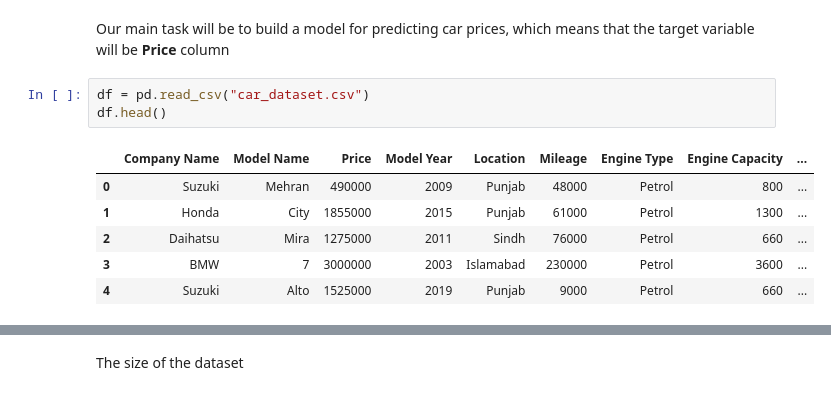
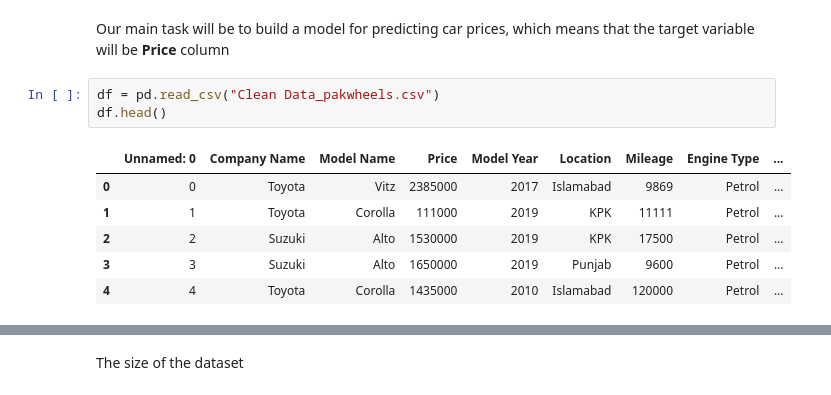
Before and after one commit to LulaKebaber/CarPricesPrediction, a Jupyter notebook: ml_project.ipynb, the cells around one changed output, grey strips where cells are left out. Drawn from its saved outputs; the diff is of its cells as text.

```diff
--- a/ml_project.ipynb
+++ b/ml_project.ipynb
@@ -59,12 +62,12 @@ Columns:
 # %% [markdown]
 Our main task will be to build a model for predicting car prices, which means that the target variable will be **Price** column
 # %%
-df = pd.read_csv("car_dataset.csv")
+df = pd.read_csv("Clean Data_pakwheels.csv")
 df.head()
 # %% [output]
-|  | Company Name | Model Name | Price | Model Year | Location | Mileage | Engine Type | Engine Capacity | ... |
-| 0 | Suzuki | Mehran | 490000 | 2009 | Punjab | 48000 | Petrol | 800 | ... |
-| 1 | Honda | City | 1855000 | 2015 | Punjab | 61000 | Petrol | 1300 | ... |
-| 2 | Daihatsu | Mira | 1275000 | 2011 | Sindh | 76000 | Petrol | 660 | ... |
-| 3 | BMW | 7 | 3000000 | 2003 | Islamabad | 230000 | Petrol | 3600 | ... |
-| 4 | Suzuki | Alto | 1525000 | 2019 | Punjab | 9000 | Petrol | 660 | ... |
+|  | Unnamed: 0 | Company Name | Model Name | Price | Model Year | Location | Mileage | Engine Type | ... |
+| 0 | 0 | Toyota | Vitz | 2385000 | 2017 | Islamabad | 9869 | Petrol | ... |
+| 1 | 1 | Toyota | Corolla | 111000 | 2019 | KPK | 11111 | Petrol | ... |
+| 2 | 2 | Suzuki | Alto | 1530000 | 2019 | KPK | 17500 | Petrol | ... |
+| 3 | 3 | Suzuki | Alto | 1650000 | 2019 | Punjab | 9600 | Petrol | ... |
+| 4 | 4 | Toyota | Corolla | 1435000 | 2010 | Islamabad | 120000 | Petrol | ... |
```
Also changed, not shown: parts of 27 cells of this notebook.
